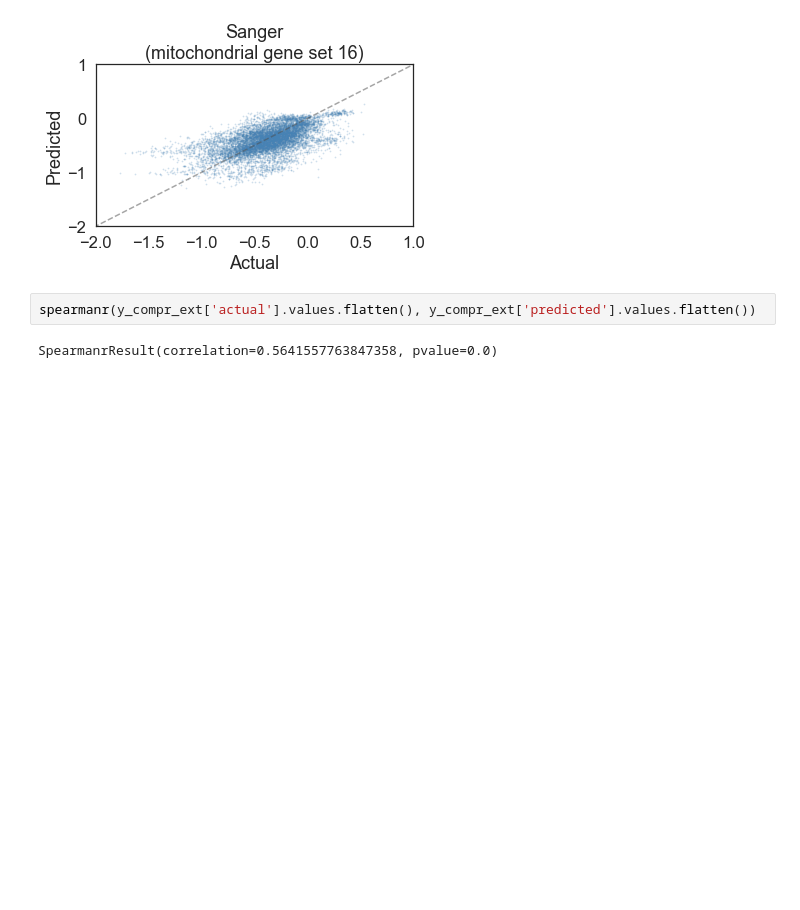
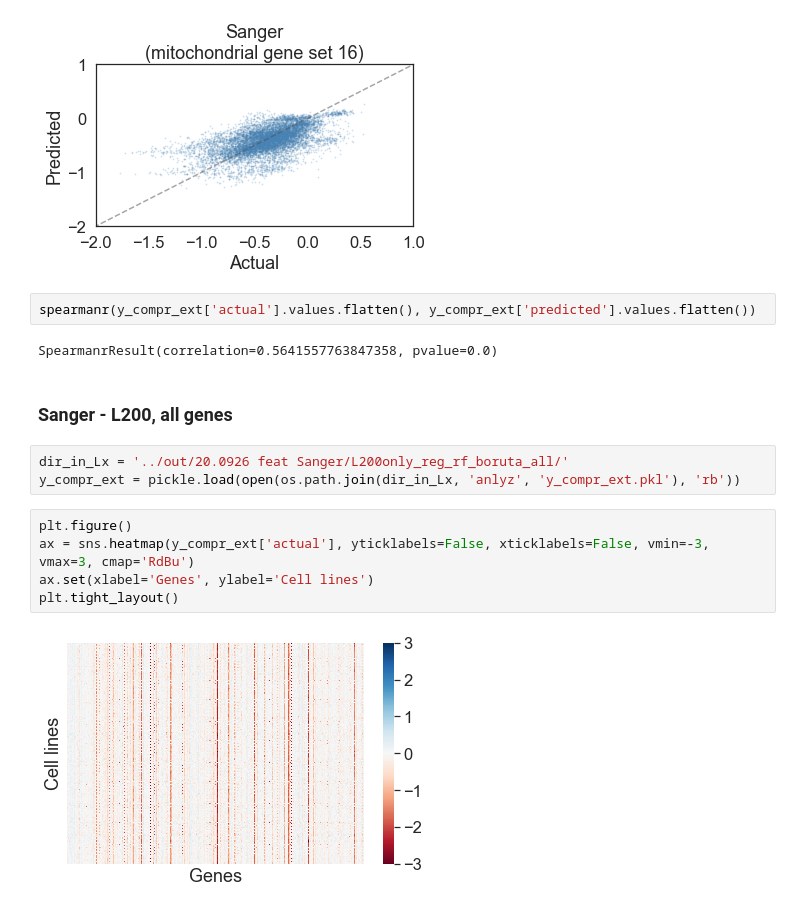
Before and after one commit to pritchardlabatpsu/cga_app, a Jupyter notebook: notebooks/12d-pred_actual.ipynb, the cells around one changed output. Drawn from its saved outputs; the diff is of its cells as text; blank space fills up the shorter version.

Commit message:
sanger validation on all genes

```diff
--- a/notebooks/12d-pred_actual.ipynb
+++ b/notebooks/12d-pred_actual.ipynb
@@ -66,3 +68,15 @@ plt.tight_layout()
 spearmanr(y_compr_ext['actual'].values.flatten(), y_compr_ext['predicted'].values.flatten())
 # %% [output]
 SpearmanrResult(correlation=0.5641557763847358, pvalue=0.0)
+# %% [markdown]
+### Sanger - L200, all genes
+# %%
+dir_in_Lx = '../out/20.0926 feat Sanger/L200only_reg_rf_boruta_all/'
+y_compr_ext = pickle.load(open(os.path.join(dir_in_Lx, 'anlyz', 'y_compr_ext.pkl'), 'rb'))
+# %%
+plt.figure()
+ax = sns.heatmap(y_compr_ext['actual'], yticklabels=False, xticklabels=False, vmin=-3, vmax=3, cmap='RdBu')
+ax.set(xlabel='Genes', ylabel='Cell lines')
+plt.tight_layout()
+# %% [output]
+[figure, added]
```
Also changed, not shown: parts of 14 cells of this notebook, 2 other files.
